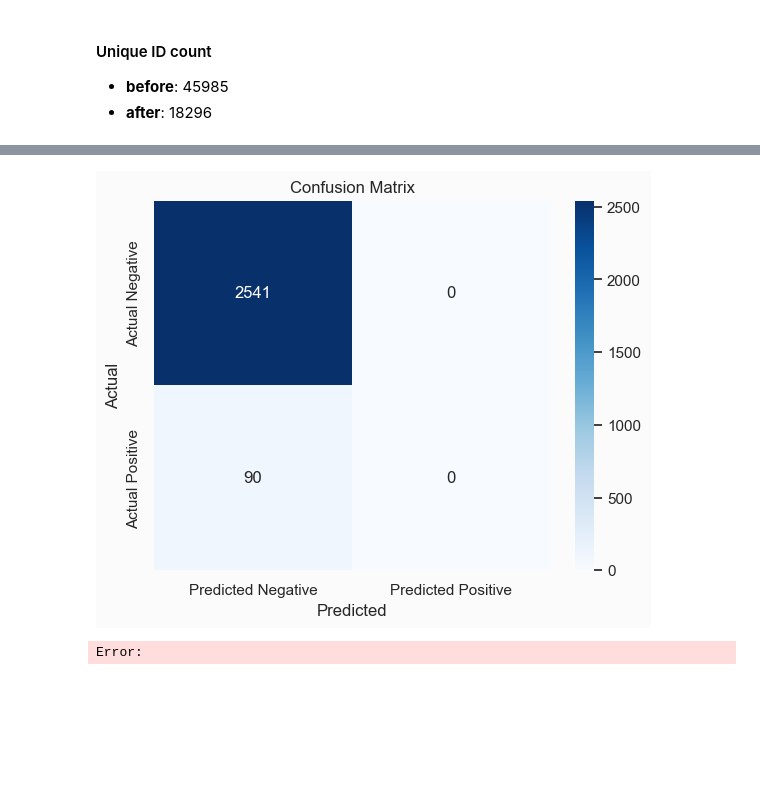
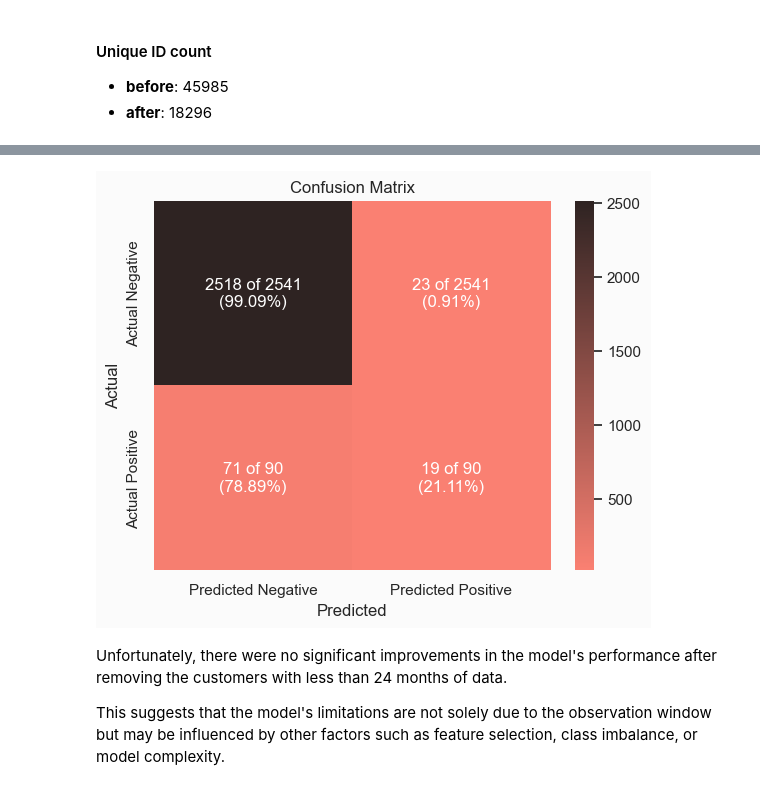
Before and after one commit to rafaelperez/team_project, a Jupyter notebook: src/hu_Project2.ipynb, the cells around one changed output, grey strips where cells are left out. Cells and saved outputs as stored; diff of their text form; code cells hidden in the pictures; blank space fills up the shorter version.

Commit message:
adjusted model

```diff
--- a/src/hu_Project2.ipynb
+++ b/src/hu_Project2.ipynb
@@ -238,12 +241,12 @@ def train_model(feature_engineered_data):
         "Random Forest Classification Report:\n", classification_report(y_test, y_pred)
     )
 
-    # Save the model
-    # joblib.dump(model, '../models/credit_approval_rf_model.pkl')
+    return X_train, X_test, y_train, y_test, model
 
 
 # Train the model
-train_model(feature_engineered_data)
+X_train, X_test, y_train, y_test, model = train_model(feature_engineered_data)
+y_pred = model.predict(X_test)
 # %% [output]
 Random Forest Accuracy: 0.9787438288535382
 Random Forest Classification Report:
@@ -1029,12 +1068,30 @@ weighted avg       0.93      0.97      0.95      2631
 # %%
-cm = confusion_matrix(y_test, y_pred_nn)
+cm = confusion_matrix(y_test, y_pred)
+cm_normalized = cm.astype("float") / cm.sum(axis=1)[:, np.newaxis]
+
+# Create a custom annotation matrix
+annotations = np.empty_like(cm).astype(str)
+for i in range(cm.shape[0]):
+    row_sum = cm[i].sum()
+    for j in range(cm.shape[1]):
+        annotations[i, j] = f"{cm[i, j]} of {row_sum}\n({cm_normalized[i, j]:.2%})"
 
 # Create a heatmap to visualize the confusion matrix
-sns.heatmap(cm, annot=True, fmt='d', cmap='Blues', xticklabels=['Predicted Negative', 'Predicted Positive'], yticklabels=['Actual Negative', 'Actual Positive'])
-plt.xlabel('Predicted')
-plt.ylabel('Actual')
-plt.title('Confusion Matrix')
+sns.heatmap(
+    cm,
+    annot=annotations,
+    fmt="",
+    cmap=sns.color_palette("dark:salmon_r", as_cmap=True),
+    xticklabels=["Predicted Negative", "Predicted Positive"],
+    yticklabels=["Actual Negative", "Actual Positive"],
+)
+plt.xlabel("Predicted")
+plt.ylabel("Actual")
+plt.title("Confusion Matrix")
 plt.show()
 # %% [output]
-[figure, old version]
+[figure, new version]
-Error:
+# %% [markdown]
+Unfortunately, there were no significant improvements in the model's performance after removing the customers with less than 24 months of data.
+
+This suggests that the model's limitations are not solely due to the observation window but may be influenced by other factors such as feature selection, class imbalance, or model complexity.
```
Also changed, not shown: parts of 10 cells of this notebook.
